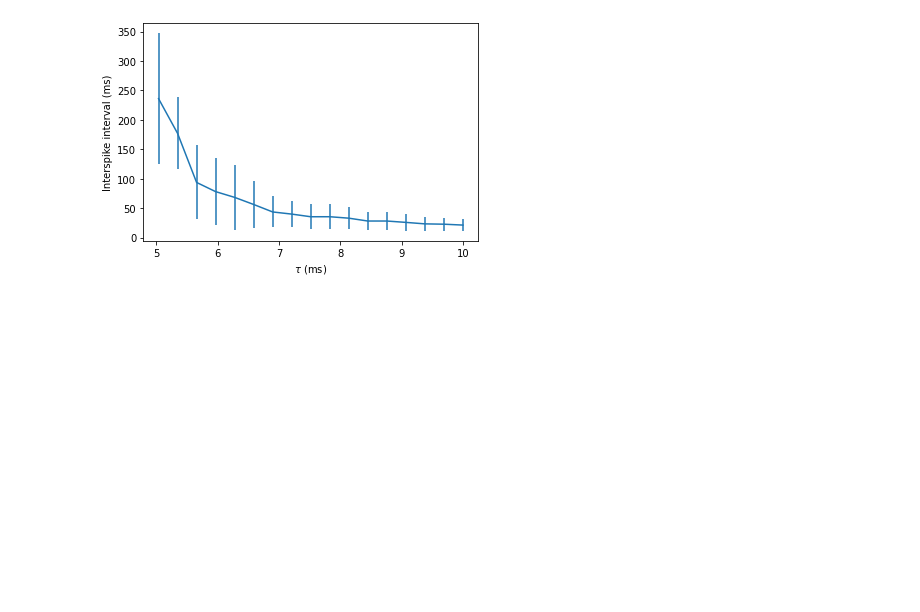
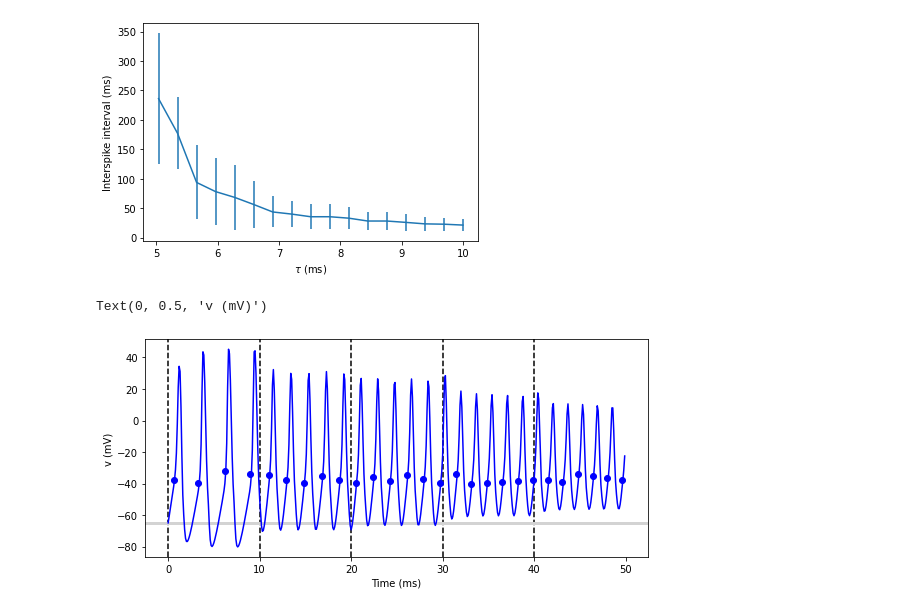
Before and after one commit to mcorne/test-python, a Jupyter notebook: brian2/3-intro-to-brian-simulations.ipynb, the cells around one changed output. Drawn from its saved outputs; the diff is of its cells as text; code cells hidden in the pictures; blank space fills up the shorter version.

```diff
--- a/brian2/3-intro-to-brian-simulations.ipynb
+++ b/brian2/3-intro-to-brian-simulations.ipynb
@@ -141,3 +141,46 @@ xlabel(r'$\tau$ (ms)')
 ylabel('Interspike interval (ms)');
 # %% [output]
 [figure]
+# %%
+# Inject current into Hodgkin-Huxley type neuron
+# Change the amplitude randomly every 10 ms
+start_scope()
+
+area = 20000*umetre**2
+Cm = 1*ufarad*cm**-2 * area
+gl = 5e-5*siemens*cm**-2 * area
+El = -65*mV
+EK = -90*mV
+ENa = 50*mV
+g_na = 100*msiemens*cm**-2 * area
+g_kd = 30*msiemens*cm**-2 * area
+VT = -63*mV
+
+eqs_HH = '''
+dv/dt = (gl*(El-v) - g_na*(m*m*m)*h*(v-ENa) - g_kd*(n*n*n*n)*(v-EK) + I)/Cm : volt
+dm/dt = 0.32*(mV**-1)*(13.*mV-v+VT)/
+    (exp((13.*mV-v+VT)/(4.*mV))-1.)/ms*(1-m)-0.28*(mV**-1)*(v-VT-40.*mV)/
+    (exp((v-VT-40.*mV)/(5.*mV))-1.)/ms*m : 1
+dn/dt = 0.032*(mV**-1)*(15.*mV-v+VT)/
+    (exp((15.*mV-v+VT)/(5.*mV))-1.)/ms*(1.-n)-.5*exp((10.*mV-v+VT)/(40.*mV))/ms*n : 1
+dh/dt = 0.128*exp((17.*mV-v+VT)/(18.*mV))/ms*(1.-h)-4./(1+exp((40.*mV-v+VT)/(5.*mV)))/ms*h : 1
+I : amp
+'''
+group = NeuronGroup(1, eqs_HH, threshold='v > -40*mV', refractory='v > -40*mV', method='exponential_euler')
+group.v = El
+statemon = StateMonitor(group, 'v', record=True)
+spikemon = SpikeMonitor(group, variables='v')
+
+figure(figsize=(9, 4))
+for l in range(5):
+    group.I = rand()*50*nA # Change the amplitude randomly
+    run(10*ms)
+    axvline(l*10, ls='--', c='k')
+axhline(El/mV, ls='-', c='lightgray', lw=3)
+plot(statemon.t/ms, statemon.v[0]/mV, '-b')
+plot(spikemon.t/ms, spikemon.v/mV, 'ob')
+xlabel('Time (ms)')
+ylabel('v (mV)')
+# %% [output]
+Text(0, 0.5, 'v (mV)')
+[figure, added]
```
Also changed, not shown: parts of 8 cells of this notebook, 1 other file.
